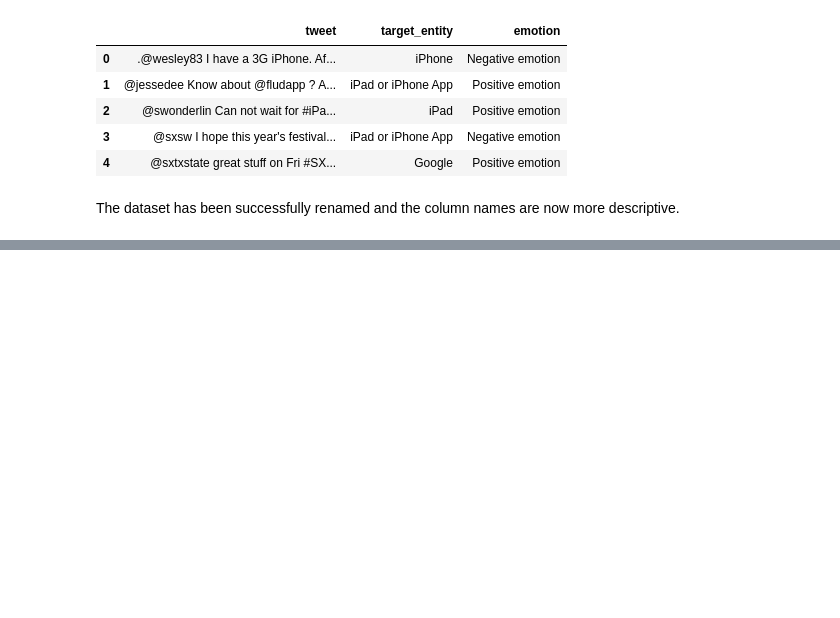
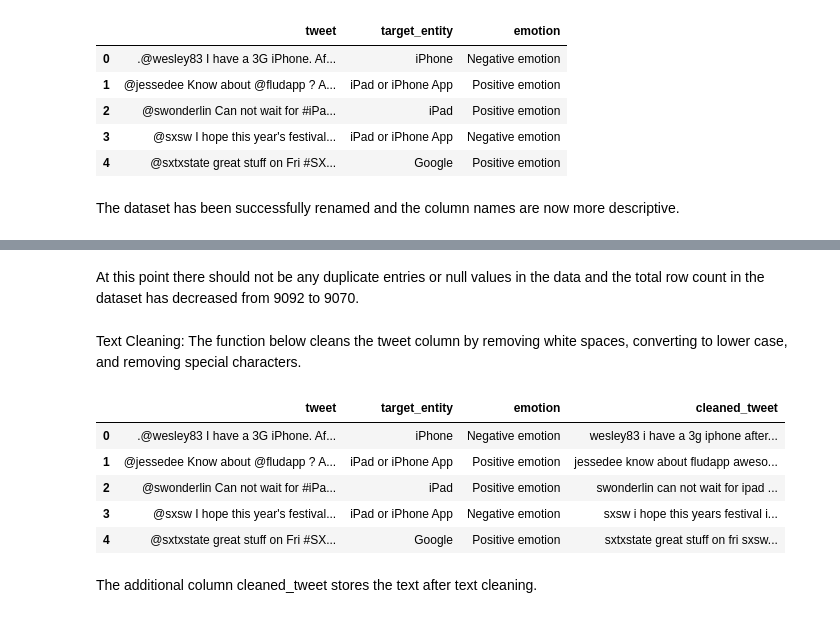
Before and after one commit to Kamaukaguru/NLP-twitter-analysis, a Jupyter notebook: index.ipynb, the cells around one changed output, grey strips where cells are left out. Saved outputs shown, nothing was run; the diff lists cells and outputs as text; code cells hidden in the pictures; blank space fills up the shorter version.

Commit message:
Text cleaning part 1

```diff
--- a/index.ipynb
+++ b/index.ipynb
@@ -64,7 +70,7 @@ def check_data_types(df):
     data_type_counts = df.dtypes.replace({'object': 'string'}).value_counts().to_dict()
     return data_type_counts
 # %%
-file_path1 = 'tweet-analysis.csv'
+file_path1 = '/content/tweet-analysis.csv'
 df1,data_info, data_head = load_and_get_info(file_path1)
 print(data_info)
 print("\nFirst few rows of the DataFrame:")
@@ -150,0 +171,13 @@ The dataset has been successfully renamed and the column names are now more desc
+# %%
+#Removing Null Tweets, Removing Duplicate entries and Filling in missing Item Values
+
+#Removing 1 null 'Tweet' Entry
+df1.dropna(subset = ['tweet'], inplace=True)
+
+#Removing Duplicates
+df1.drop_duplicates(inplace=True)
+
+#Filling in Null "Item" categories with "Uncategorized"
+df1['target_entity'].fillna('Uncategorized', inplace=True)
+
+df1.info()
@@ -150,0 +196,26 @@ The dataset has been successfully renamed and the column names are now more desc
+# %% [markdown]
+At this point there should not be any duplicate entries or null values in the data and the total row count in the dataset has decreased from 9092 to 9070.
+# %% [markdown]
+Text Cleaning: The function below cleans the tweet column by removing white spaces, converting to lower case, and removing special characters.
+# %%
+def clean_text(text):
+    if not isinstance(text, str):
+        return ""
+    text = text.strip()
+    text = text.lower()
+    pattern = re.compile(r'[^a-zA-Z0-9\s]')
+    text = pattern.sub('', text)
+    return text
+
+# Apply the clean_text function to the tweet column
+df1['cleaned_tweet'] = df1['tweet'].apply(clean_text)
+df1.head()
+# %% [output]
+|  | tweet | target_entity | emotion | cleaned_tweet |
+| 0 | .@wesley83 I have a 3G iPhone. Af... | iPhone | Negative emotion | wesley83 i have a 3g iphone after... |
+| 1 | @jessedee Know about @fludapp ? A... | iPad or iPhone App | Positive emotion | jessedee know about fludapp aweso... |
+| 2 | @swonderlin Can not wait for #iPa... | iPad | Positive emotion | swonderlin can not wait for ipad ... |
+| 3 | @sxsw I hope this year's festival... | iPad or iPhone App | Negative emotion | sxsw i hope this years festival i... |
+| 4 | @sxtxstate great stuff on Fri #SX... | Google | Positive emotion | sxtxstate great stuff on fri sxsw... |
+# %% [markdown]
+The additional column cleaned_tweet stores the text after text cleaning.
```
Also changed, not shown: parts of 7 cells of this notebook.
